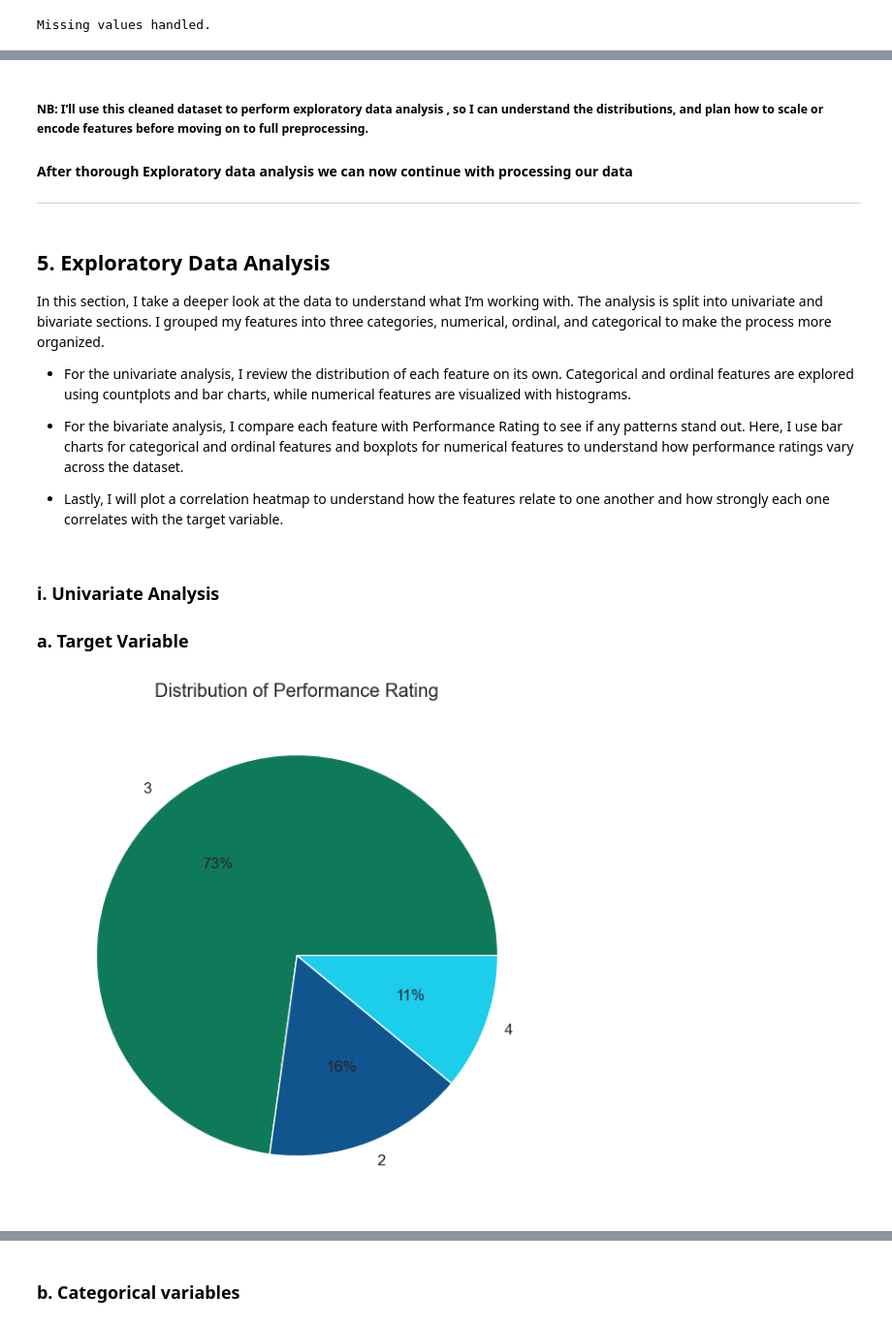
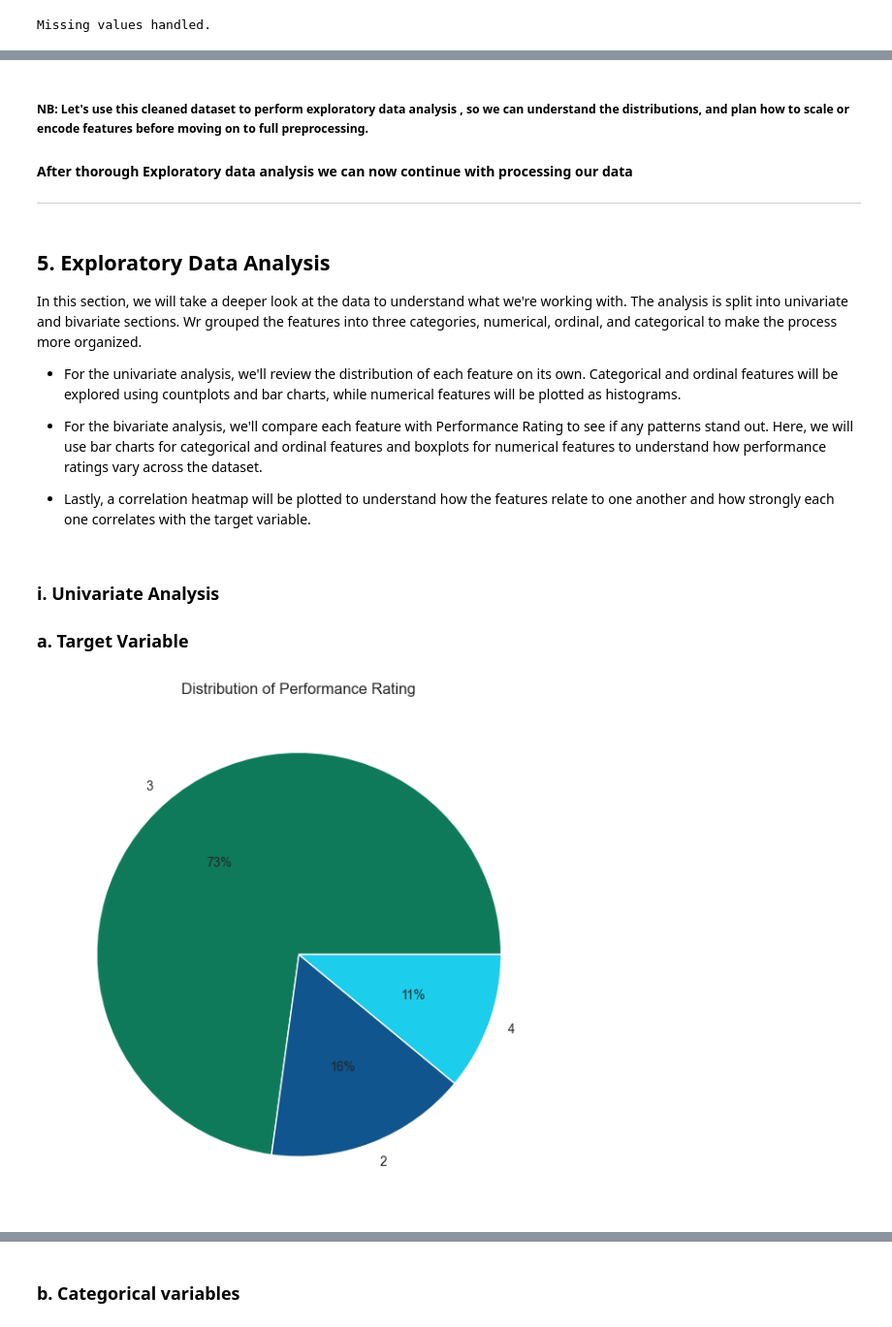
Before and after one commit to SatAlison/INX_Inc_Employee_performance_rating, a Jupyter notebook: Processing.ipynb, the cells around one changed output, grey strips where cells are left out. Shown at 97% size. Cells and saved outputs as stored; diff of their text form; code cells hidden in the pictures.

```diff
--- a/Processing.ipynb
+++ b/Processing.ipynb
@@ -331,5 +314,5 @@ Missing values handled.
 # %% [markdown]
-#####  **NB: I’ll use this cleaned dataset to perform exploratory data analysis , so I can understand the distributions, and plan how to scale or encode features before moving on to full preprocessing.**
+#####  **NB: Let's use this cleaned dataset to perform exploratory data analysis , so we can understand the distributions, and plan how to scale or encode features before moving on to full preprocessing.**
 
 #### **After thorough Exploratory data analysis we can now continue with processing our data**
 
@@ -337,13 +320,13 @@ Missing values handled.
 # %% [markdown]
 ## **5. Exploratory Data Analysis**
 
-In this section, I take a deeper look at the data to understand what I’m working with. The analysis is split into univariate and bivariate sections. I grouped my features into three categories, numerical, ordinal, and categorical to make the process more organized.
+In this section, we will take a deeper look at the data to understand what we're working with. The analysis is split into univariate and bivariate sections. Wr grouped the features into three categories, numerical, ordinal, and categorical to make the process more organized.
 
-- For the univariate analysis, I review the distribution of each feature on its own. Categorical and ordinal features are explored using countplots and bar charts, while numerical features are visualized with histograms.
+- For the univariate analysis, we'll review the distribution of each feature on its own. Categorical and ordinal features will be explored using countplots and bar charts, while numerical features will be plotted as histograms.
 
-- For the bivariate analysis, I compare each feature with Performance Rating to see if any patterns stand out. Here, I use bar charts for categorical and ordinal features and boxplots for numerical features to understand how performance ratings vary across the dataset.
+- For the bivariate analysis, we'll compare each feature with Performance Rating to see if any patterns stand out. Here, we will use bar charts for categorical and ordinal features and boxplots for numerical features to understand how performance ratings vary across the dataset.
 
-- Lastly, I will plot a correlation heatmap to understand how the features relate to one another and how strongly each one correlates with the target variable.
+- Lastly, a correlation heatmap will be plotted to understand how the features relate to one another and how strongly each one correlates with the target variable.
 # %%
 # Grouping features by their types
 
@@ -367,20 +350,18 @@ color= [ "#0f7a5a","#10558d", "#1ccdec" ]
 # %%
 # plot a pie chart for Performance Rating
 
 plt.figure(figsize=(10, 6))
 
 vals = df['PerformanceRating'].value_counts()
 
-plt.pie(vals, labels=vals.index,
-        autopct='%1.0f%%',
-        colors= color)
+plt.pie(vals, labels=vals.index, autopct='%1.0f%%',colors= color)
 
 plt.title('Distribution of Performance Rating')
 
 plt.tight_layout()
 plt.show()
 # %% [output]
-[figure, old version]
+[figure, new version]
 # %% [markdown]
 **COMMENT**
 
```
Also changed, not shown: parts of 41 cells of this notebook.
